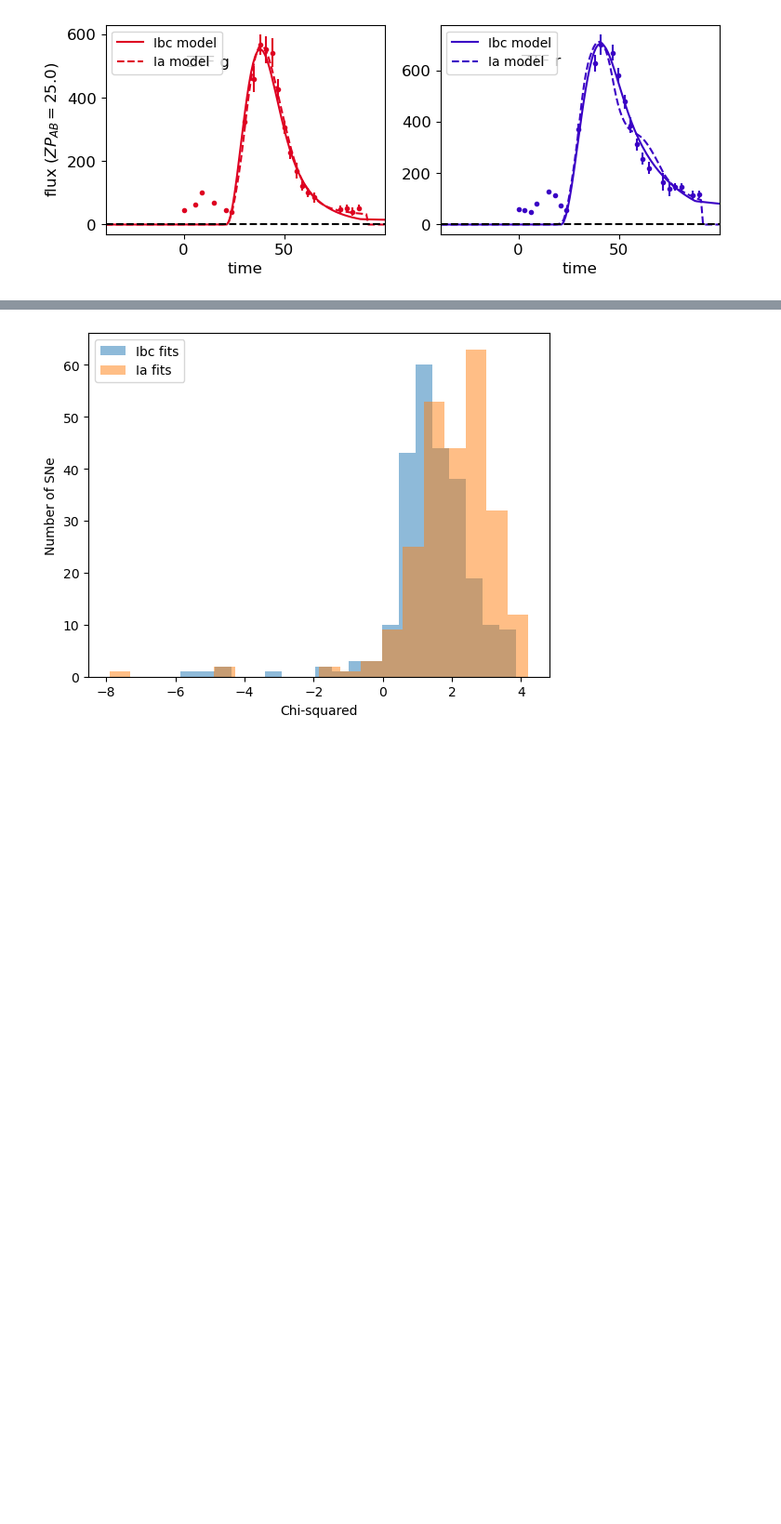
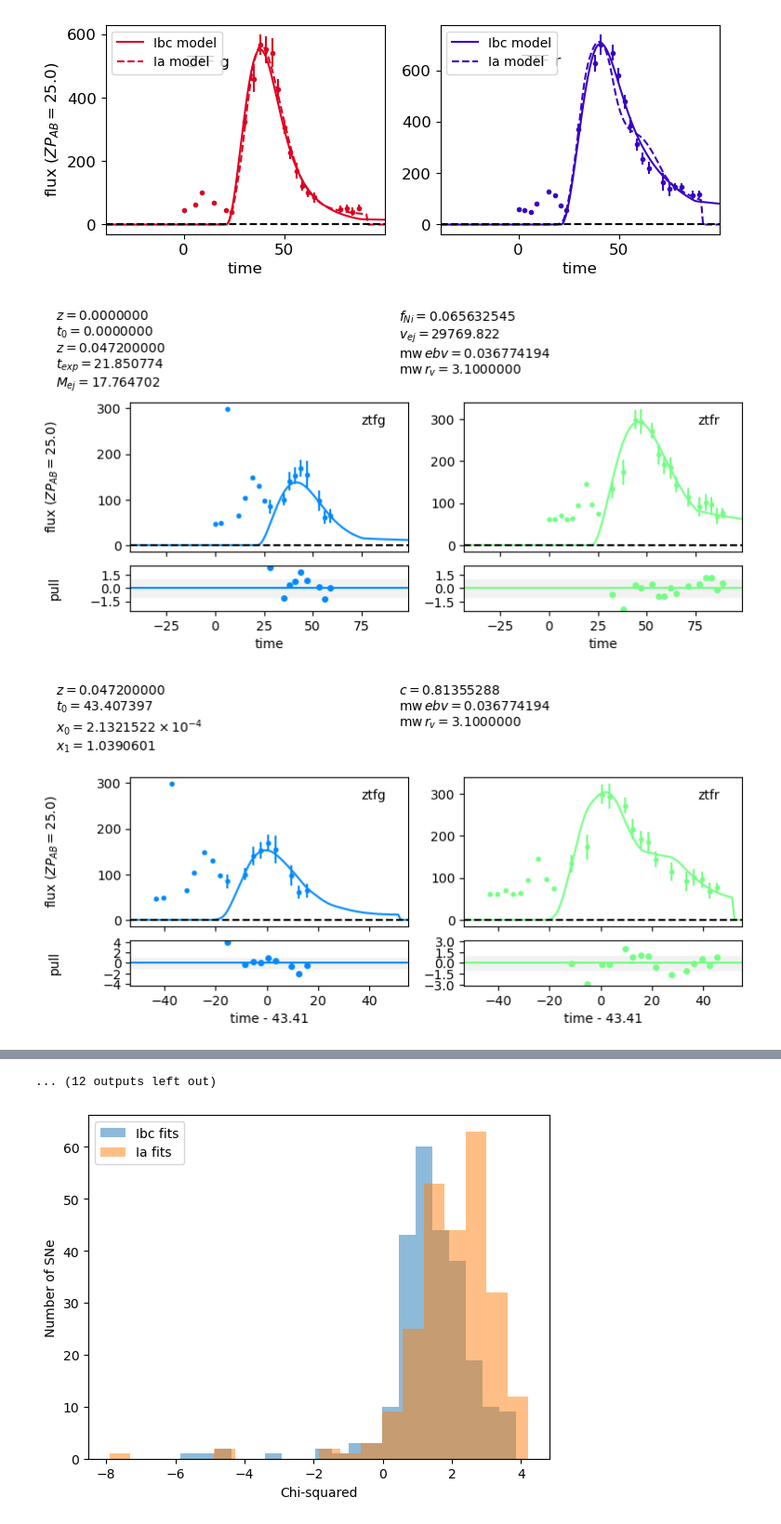
Before and after one commit to asmuzsoy/beams_ext, a Jupyter notebook: fit_real_sne_new.ipynb, the cells around one changed output, grey strips where cells are left out. Shown at 93% size. Saved outputs shown, nothing was run; the diff lists cells and outputs as text; code cells hidden in the pictures; blank space fills up the shorter version.

```diff
--- a/fit_real_sne_new.ipynb
+++ b/fit_real_sne_new.ipynb
@@ -605,6 +605,8 @@ sn_objects = []
 failed_files = []
 
 for filename in redshift_dict.keys():
+# for filename in list(redshift_dict.keys())[1:10]:
+
     try:
         # Read the light curve
         lc_table = read_ibc_csv(filename)
@@ -614,31 +616,34 @@ for filename in redshift_dict.keys():
         this_av = av_dict[filename]
 
         # Extract the true class from filename (e.g., "ZTF18abfzhct_SN-Ic_0.04_bts.csv" -> "SN Ic")
         parts = filename.split('_')
         true_class = parts[1].replace('-', ' ')  # "SN-Ic" -> "SN Ic"
 
         # Fit with both models
         ia_result, ia_fitted_model = fit_ia_w_dust(this_redshift,  [lc_table], true_av = this_av, redshift='spec')
-        ibc_result, ibc_fitted_model = fit_ibc_w_dust(this_redshift, [lc_table], true_av = this_av, redshift='spec')
+        ia_t0 = sncosmo.flatten_result(ia_result)["t0"]
+        ibc_result, ibc_fitted_model = fit_ibc_w_dust(this_redshift, [lc_table], ia_t0, true_av = this_av, redshift='spec')
 
         # Plot fits
         # sncosmo.plot_lc(lc_table, model=ibc_fitted_model)
         # sncosmo.plot_lc(lc_table, model=ia_fitted_model)
         # plt.show()
 
 
         # Create real_SN object and store fit results
         sn_obj = real_SN(true_class, this_redshift)
         sn_obj.fit_as_ia(sncosmo.flatten_result(ia_result))
         sn_obj.fit_as_ibc(sncosmo.flatten_result(ibc_result))
         sn_objects.append(sn_obj)
 
         print(f"Successfully fit {filename}")
 
     except Exception as e:
         print(f"Failed to fit {filename}: {e}")
         failed_files.append((filename, str(e)))
 
 print(f"\nSuccessfully fit {len(sn_objects)} out of {len(redshift_dict)} light curves")
 print(f"Failed: {len(failed_files)}")
 # %% [output]
+[figure, added]
+[figure, added]
@@ -662,3 +660,4 @@ Failed: 13
+... (12 outputs left out)
 # %%
 plt.hist([np.log10(sn.ibc_fit['chisq']) for sn in sn_objects], bins=20, alpha=0.5, label='Ibc fits')
 plt.hist([np.log10(sn.ia_fit['chisq']) for sn in sn_objects], bins=20, alpha=0.5, label='Ia fits')
```
Also changed, not shown: parts of 4 cells of this notebook.
